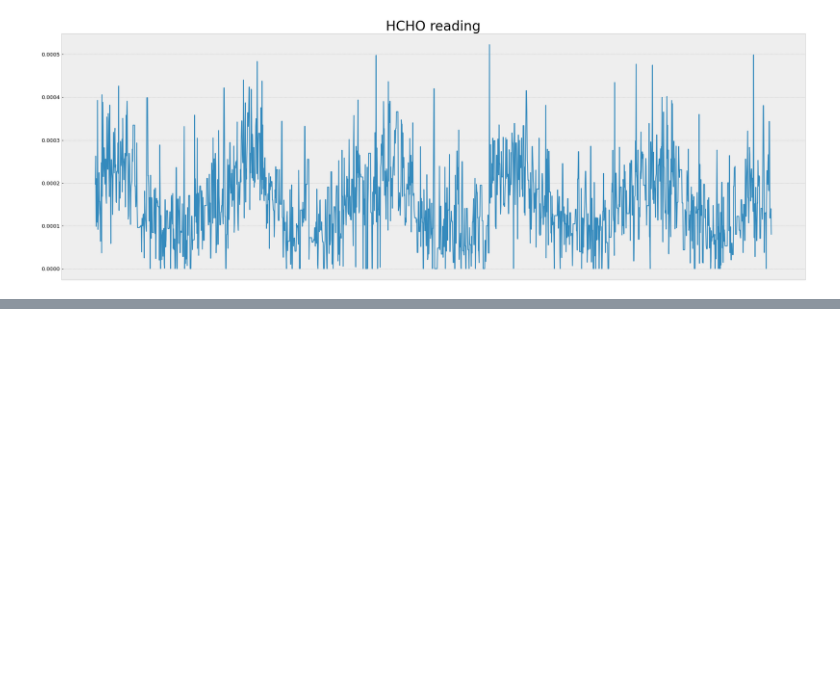
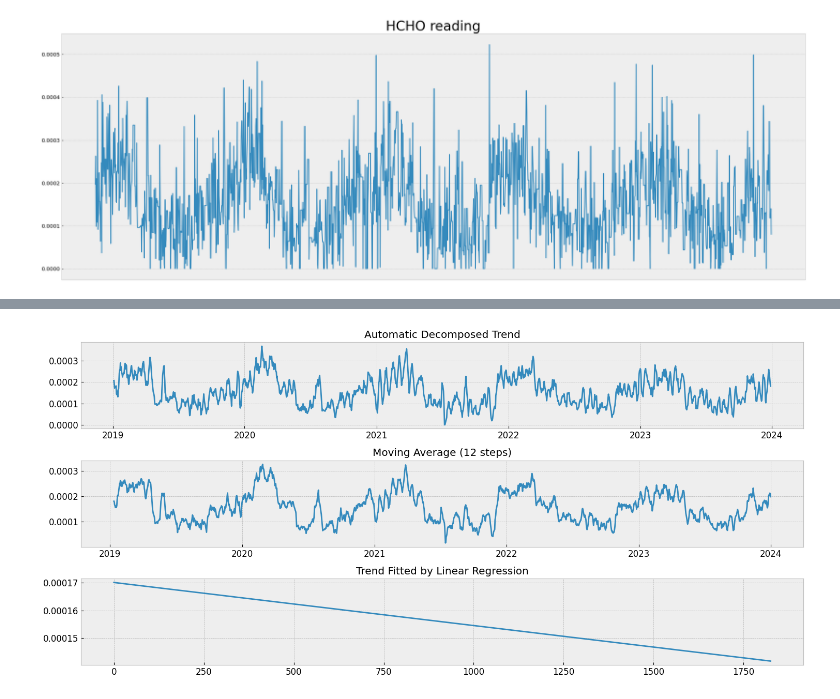
Before and after one commit to Esandu-Meth-Obadaarachchi/HCHO-level-Time-series-forecasting, a Jupyter notebook: DE_3_Analysis_and_.ipynb, the cells around one changed output, grey strips where cells are left out. Cells and saved outputs as stored; diff of their text form; code cells hidden in the pictures; blank space fills up the shorter version.

```diff
--- a/DE_3_Analysis_and_.ipynb
+++ b/DE_3_Analysis_and_.ipynb
@@ -186,0 +222,40 @@ plt.show()
+# %%
+import numpy as np
+import matplotlib.pyplot as plt
+from sklearn.linear_model import LinearRegression
+
+# Assuming colombo_df is your DataFrame containing the 'HCHO reading' data
+
+# Automatic decomposition
+result = seasonal_decompose(colombo_df['HCHO reading'], model='additive')
+
+# Moving average
+moving_avg = colombo_df['HCHO reading'].rolling(12).mean()
+
+# Fit a linear regression model
+X = np.arange(len(colombo_df)).reshape(-1, 1)
+y = colombo_df['HCHO reading'].values
+model = LinearRegression()
+model.fit(X, y)
+trend_lr = model.predict(X)
+
+# Plotting
+fig = plt.figure(figsize=(15, 7))
+layout = (3, 1)
+pm_ax = plt.subplot2grid(layout, (0, 0))
+mv_ax = plt.subplot2grid(layout, (1, 0))
+fit_ax = plt.subplot2grid(layout, (2, 0))
+
+pm_ax.plot(result.trend, label="Automatic decomposed trend")
+pm_ax.set_title("Automatic Decomposed Trend")
+
+mv_ax.plot(moving_avg, label="Moving average (12 steps)")
+mv_ax.set_title("Moving Average (12 steps)")
+
+fit_ax.plot(trend_lr, label="Trend fitted by linear regression")
+fit_ax.set_title("Trend Fitted by Linear Regression")
+
+plt.tight_layout()
+plt.show()
+# %% [output]
+[figure, added]
```
Also changed, not shown: parts of 5 cells of this notebook.
